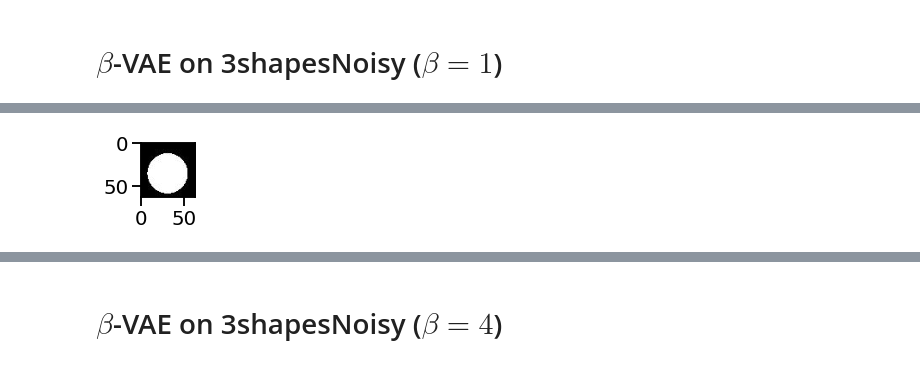
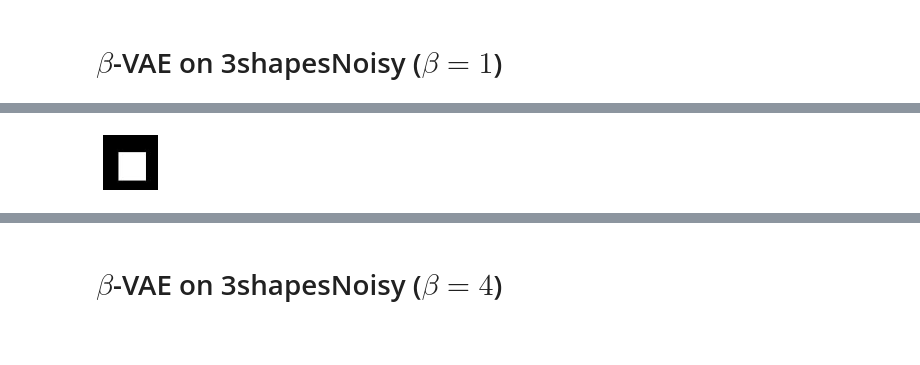
Before and after one commit to muhammadyaseen/vae-disentanglement, a Jupyter notebook: Latent Encoding Investigaton.ipynb, the cells around one changed output, grey strips where cells are left out. Drawn from its saved outputs; the diff is of its cells as text; code cells hidden in the pictures; blank space fills up the shorter version.

```diff
--- a/Latent Encoding Investigaton.ipynb
+++ b/Latent Encoding Investigaton.ipynb
@@ -22,6 +24,10 @@ from notebook_utils import *
 %matplotlib inline
 sns.set_context('talk', font_scale=1.2, rc={'lines.linewidth': 1.5})
 # %%
-curr_dev = torch.device("cuda:2")
+curr_dev = torch.device("cuda:3")
 batch_size = 144
 seed = 123
+
+torch.manual_seed(seed)
+random.seed(seed)
+np.random.seed(seed)
@@ -61,29 +73,97 @@ plt.legend(prop={'size': 10}, loc='upper left')
 # %%
 rnd_image = threeshapesn_dataset.__getitem__(101)[0]
 fig, ax = plt.subplots(figsize=(1,1))
+ax.axis('off')
 ax.imshow(rnd_image.permute(1,2,0), cmap='gray')
 rnd_image = rnd_image.unsqueeze(0).to(curr_dev)
 traverse_maps, ref = do_latent_traversal_scatter(model_threeshapesn, rnd_image, limit=2,
-                                            inter=1/5, loc=0, mode='relative')
+                                            inter=1/5, dim_to_explore=0, mode='relative')
 
 fig, ax = plt.subplots(figsize=(15,1))
+ax.set_yticklabels([])
+ax.set_yticks([])
 for z, img in traverse_maps:
     ax.scatter(z, 0.2)
-    ab = AnnotationBbox(OffsetImage(img.squeeze(0).cpu().permute(1,2,0), zoom=0.4,cmap='gray'),
+    ab = AnnotationBbox(OffsetImage(img.squeeze(0).cpu().permute(1,2,0), zoom=0.3,cmap='gray'),
                         (z, 0.2),
                         frameon=False)
     ax.add_artist(ab)
 ax.vlines(ref,0,0.5)
 
 traverse_maps, ref = do_latent_traversal_scatter(model_threeshapesn, rnd_image, limit=2,
-                                            inter=1/5, loc=1, mode='relative')
+                                            inter=1/5, dim_to_explore=0, mode='relative',
+                                                lb=2.95,ub=7)
 
 fig, ax = plt.subplots(figsize=(15,1))
+ax.set_yticklabels([])
+ax.set_yticks([])
 for z, img in traverse_maps:
     ax.scatter(z, 0.2)
-    ab = AnnotationBbox(OffsetImage(img.squeeze(0).cpu().permute(1,2,0), zoom=0.4,cmap='gray'),
+    ab = AnnotationBbox(OffsetImage(img.squeeze(0).cpu().permute(1,2,0), zoom=0.3,cmap='gray'),
+                        (z, 0.2),
+                        frameon=False)
+    ax.add_artist(ab)
+
+rnd_image = threeshapesn_dataset.__getitem__(1000)[0]
+fig, ax = plt.subplots(figsize=(1,1))
+ax.axis('off')
+ax.imshow(rnd_image.permute(1,2,0), cmap='gray')
+rnd_image = rnd_image.unsqueeze(0).to(curr_dev)
+traverse_maps, ref = do_latent_traversal_scatter(model_threeshapesn, rnd_image, limit=2,
+                                            inter=1/5, dim_to_explore=0, mode='relative')
+
+fig, ax = plt.subplots(figsize=(15,1))
+ax.set_yticklabels([])
+ax.set_yticks([])
+for z, img in traverse_maps:
+    ax.scatter(z, 0.2)
+    ab = AnnotationBbox(OffsetImage(img.squeeze(0).cpu().permute(1,2,0), zoom=0.3,cmap='gray'),
+                        (z, 0.2),
+                        frameon=False)
+    ax.add_artist(ab)
+
+
+traverse_maps, ref = do_latent_traversal_scatter(model_threeshapesn, rnd_image, limit=2,
+                                            inter=1/5, dim_to_explore=0, mode='relative',
+                                                lb=6.14 , ub=8.0)
+fig, ax = plt.subplots(figsize=(15,1))
+ax.set_yticklabels([])
+ax.set_yticks([])
+for z, img in traverse_maps:
+    ax.scatter(z, 0.2)
+    ab = AnnotationBbox(OffsetImage(img.squeeze(0).cpu().permute(1,2,0), zoom=0.3,cmap='gray'),
+                        (z, 0.2),
+                        frameon=False)
+    ax.add_artist(ab)
+
+rnd_image = threeshapesn_dataset.__getitem__(800)[0]
+fig, ax = plt.subplots(figsize=(1,1))
+ax.axis('off')
+ax.imshow(rnd_image.permute(1,2,0), cmap='gray')
+rnd_image = rnd_image.unsqueeze(0).to(curr_dev)
+traverse_maps, ref = do_latent_traversal_scatter(model_threeshapesn, rnd_image, limit=2,
+                                            inter=1/5, dim_to_explore=0, mode='relative')
+fig, ax = plt.subplots(figsize=(15,1))
+ax.set_yticklabels([])
+ax.set_yticks([])
+for z, img in traverse_maps:
+    ax.scatter(z, 0.2)
+    ab = AnnotationBbox(OffsetImage(img.squeeze(0).cpu().permute(1,2,0), zoom=0.3,cmap='gray'),
                         (z, 0.2),
                         frameon=False)
     ax.add_artist(ab)
 ax.vlines(ref,0,0.5)
+traverse_maps, ref = do_latent_traversal_scatter(model_threeshapesn, rnd_image, limit=2,
+                                            inter=1/5, dim_to_explore=0, mode='relative',
+                                                lb=-0.70, ub=7.0)
+
+fig, ax = plt.subplots(figsize=(15,1))
+ax.set_yticklabels([])
+ax.set_yticks([])
+for z, img in traverse_maps:
+    ax.scatter(z, 0.2)
+    ab = AnnotationBbox(OffsetImage(img.squeeze(0).cpu().permute(1,2,0), zoom=0.3,cmap='gray'),
+                        (z, 0.2),
+                        frameon=False)
+    ax.add_artist(ab)
 # %% [output]
@@ -93 +176 @@ Visualizing latent space from 0.46092963218688965 to 6.560929632186889, with cen
-[figure, old version]
+[figure, new version]
```
Also changed, not shown: parts of 25 cells of this notebook, 5 other files.
